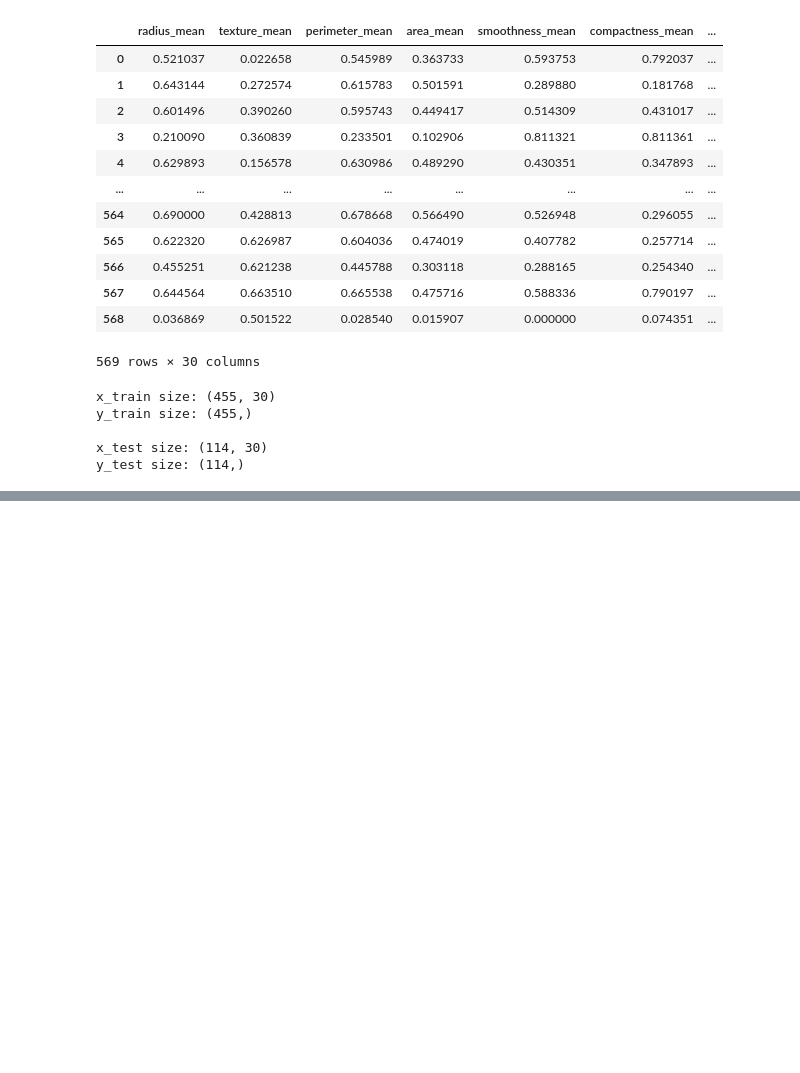
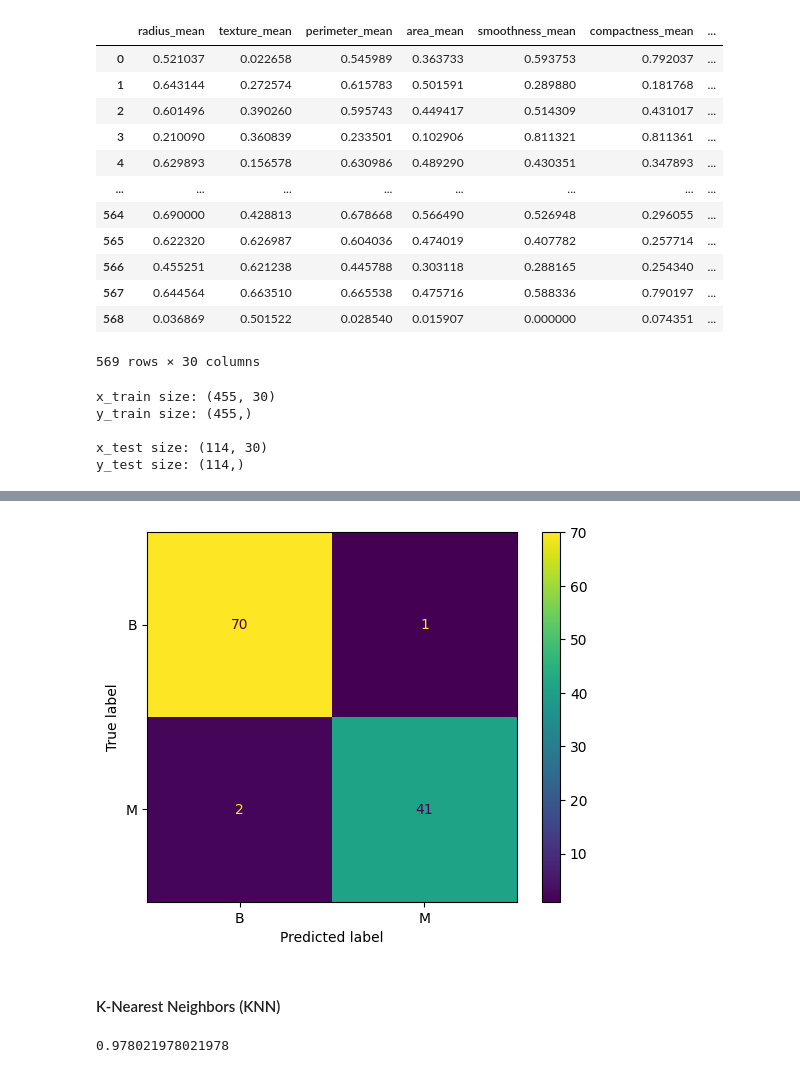
Before and after one commit to alyssuhlee/Most-Effective-Model-for-Accurate-Breast-Cancer-Prediction, a Jupyter notebook: Breast Cancer Prediction.ipynb, the cells around one changed output, grey strips where cells are left out. Drawn from its saved outputs; the diff is of its cells as text; code cells hidden in the pictures; blank space fills up the shorter version.

```diff
--- a/Breast Cancer Prediction.ipynb
+++ b/Breast Cancer Prediction.ipynb
@@ -185,0 +245,15 @@ plt.show()
+# %%
+svm_test_matrix = confusion_matrix(y_test, svm_y_test_pred)
+disp = ConfusionMatrixDisplay(confusion_matrix=svm_test_matrix, display_labels=svm_model.classes_)
+disp.plot()
+plt.show()
+# %% [output]
+[figure, added]
+# %% [markdown]
+#### K-Nearest Neighbors (KNN)
+# %%
+knn_y_train_pred = knn_model.predict(x_train)
+knn_accuracy_train = accuracy_score(y_train, knn_y_train_pred)
+print(knn_accuracy_train)
+# %% [output]
+0.978021978021978
```
Also changed, not shown: parts of 52 cells of this notebook.
